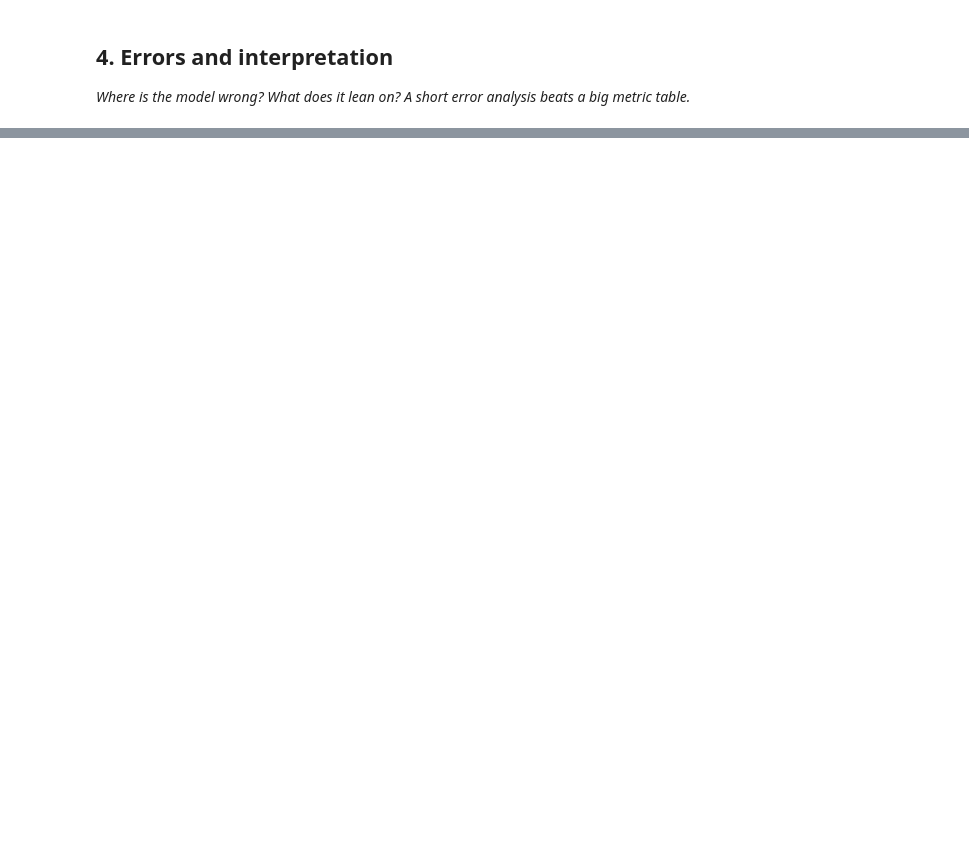
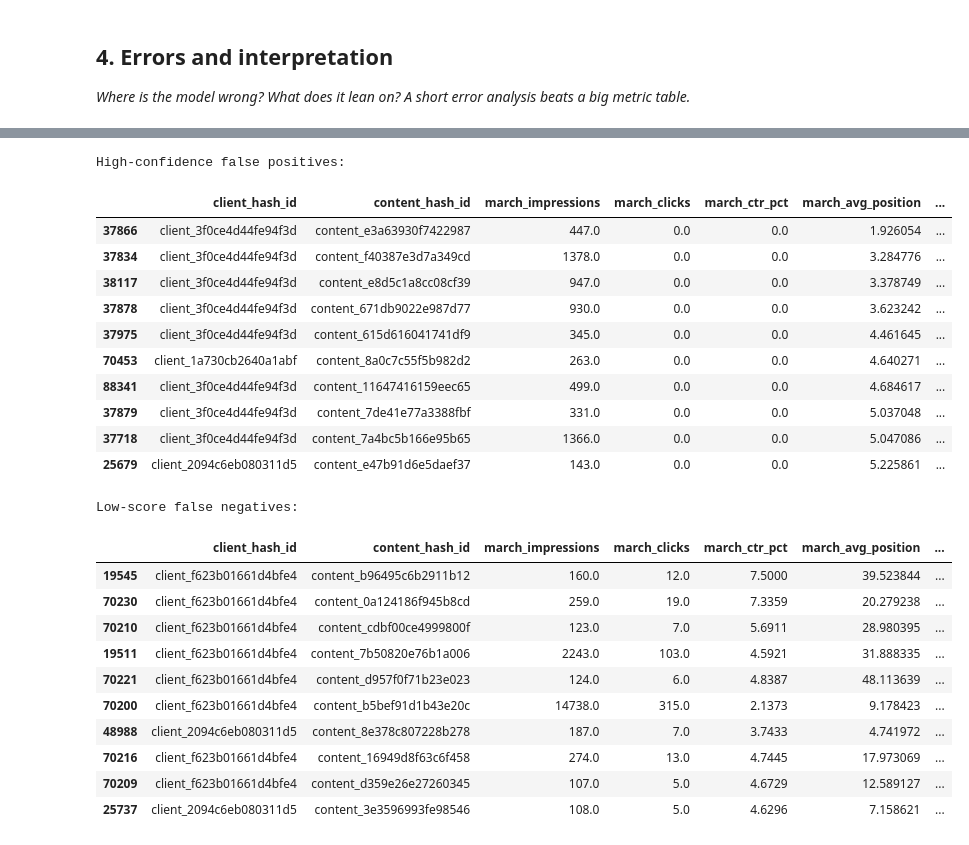
Before and after one commit to Abdelrahmanshaheen1/flyrank-ml-internship, a Jupyter notebook: work/notebooks/w05_model.ipynb, the cells around one changed output, grey strips where cells are left out. Drawn from its saved outputs; the diff is of its cells as text; code cells hidden in the pictures; blank space fills up the shorter version.

Commit message:
Complete ML-05 model comparison

```diff
--- a/work/notebooks/w05_model.ipynb
+++ b/work/notebooks/w05_model.ipynb
@@ -24,0 +599,70 @@ This skeleton is yours to fill. Work the sections **in order** — each one has
+# %%
+error_frame = test_df[
+    [
+        "client_hash_id",
+        "content_hash_id",
+        *FEATURES,
+        "is_next_month_decline",
+    ]
+].copy()
+
+error_frame["logistic_score"] = logistic_scores
+
+# False positives:
+# Model strongly recommends the page,
+# but the page did not decline.
+false_positives = (
+    error_frame[
+        error_frame["is_next_month_decline"] == 0
+    ]
+    .sort_values(
+        "logistic_score",
+        ascending=False,
+    )
+    .head(10)
+)
+
+# False negatives:
+# Page really declined,
+# but the model gave it a low score.
+false_negatives = (
+    error_frame[
+        error_frame["is_next_month_decline"] == 1
+    ]
+    .sort_values(
+        "logistic_score",
+        ascending=True,
+    )
+    .head(10)
+)
+
+print("High-confidence false positives:")
+display(false_positives)
+
+print("\nLow-score false negatives:")
+display(false_negatives)
+# %% [output]
+High-confidence false positives:
+|  | client_hash_id | content_hash_id | march_impressions | march_clicks | march_ctr_pct | march_avg_position | ... |
+| 37866 | client_3f0ce4d44fe94f3d | content_e3a63930f7422987 | 447.0 | 0.0 | 0.0 | 1.926054 | ... |
+| 37834 | client_3f0ce4d44fe94f3d | content_f40387e3d7a349cd | 1378.0 | 0.0 | 0.0 | 3.284776 | ... |
+| 38117 | client_3f0ce4d44fe94f3d | content_e8d5c1a8cc08cf39 | 947.0 | 0.0 | 0.0 | 3.378749 | ... |
+| 37878 | client_3f0ce4d44fe94f3d | content_671db9022e987d77 | 930.0 | 0.0 | 0.0 | 3.623242 | ... |
+| 37975 | client_3f0ce4d44fe94f3d | content_615d616041741df9 | 345.0 | 0.0 | 0.0 | 4.461645 | ... |
+| 70453 | client_1a730cb2640a1abf | content_8a0c7c55f5b982d2 | 263.0 | 0.0 | 0.0 | 4.640271 | ... |
+| 88341 | client_3f0ce4d44fe94f3d | content_11647416159eec65 | 499.0 | 0.0 | 0.0 | 4.684617 | ... |
+| 37879 | client_3f0ce4d44fe94f3d | content_7de41e77a3388fbf | 331.0 | 0.0 | 0.0 | 5.037048 | ... |
+| 37718 | client_3f0ce4d44fe94f3d | content_7a4bc5b166e95b65 | 1366.0 | 0.0 | 0.0 | 5.047086 | ... |
+| 25679 | client_2094c6eb080311d5 | content_e47b91d6e5daef37 | 143.0 | 0.0 | 0.0 | 5.225861 | ... |
+Low-score false negatives:
+|  | client_hash_id | content_hash_id | march_impressions | march_clicks | march_ctr_pct | march_avg_position | ... |
+| 19545 | client_f623b01661d4bfe4 | content_b96495c6b2911b12 | 160.0 | 12.0 | 7.5000 | 39.523844 | ... |
+| 70230 | client_f623b01661d4bfe4 | content_0a124186f945b8cd | 259.0 | 19.0 | 7.3359 | 20.279238 | ... |
+| 70210 | client_f623b01661d4bfe4 | content_cdbf00ce4999800f | 123.0 | 7.0 | 5.6911 | 28.980395 | ... |
+| 19511 | client_f623b01661d4bfe4 | content_7b50820e76b1a006 | 2243.0 | 103.0 | 4.5921 | 31.888335 | ... |
+| 70221 | client_f623b01661d4bfe4 | content_d957f0f71b23e023 | 124.0 | 6.0 | 4.8387 | 48.113639 | ... |
+| 70200 | client_f623b01661d4bfe4 | content_b5bef91d1b43e20c | 14738.0 | 315.0 | 2.1373 | 9.178423 | ... |
+| 48988 | client_2094c6eb080311d5 | content_8e378c807228b278 | 187.0 | 7.0 | 3.7433 | 4.741972 | ... |
+| 70216 | client_f623b01661d4bfe4 | content_16949d8f63c6f458 | 274.0 | 13.0 | 4.7445 | 17.973069 | ... |
+| 70209 | client_f623b01661d4bfe4 | content_d359e26e27260345 | 107.0 | 5.0 | 4.6729 | 12.589127 | ... |
+| 25737 | client_2094c6eb080311d5 | content_3e3596993fe98546 | 108.0 | 5.0 | 4.6296 | 7.158621 | ... |
```
Also changed, not shown: parts of 15 cells of this notebook.
